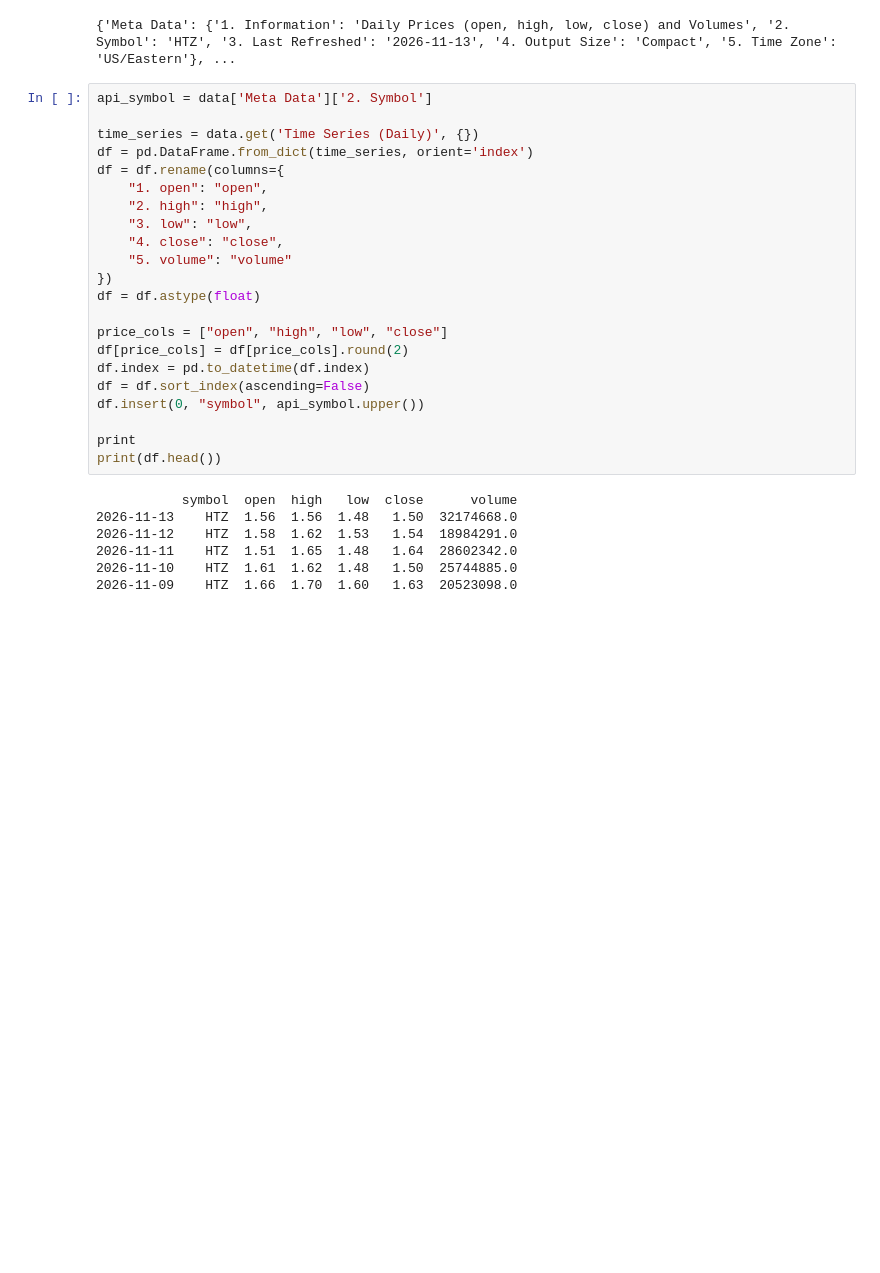
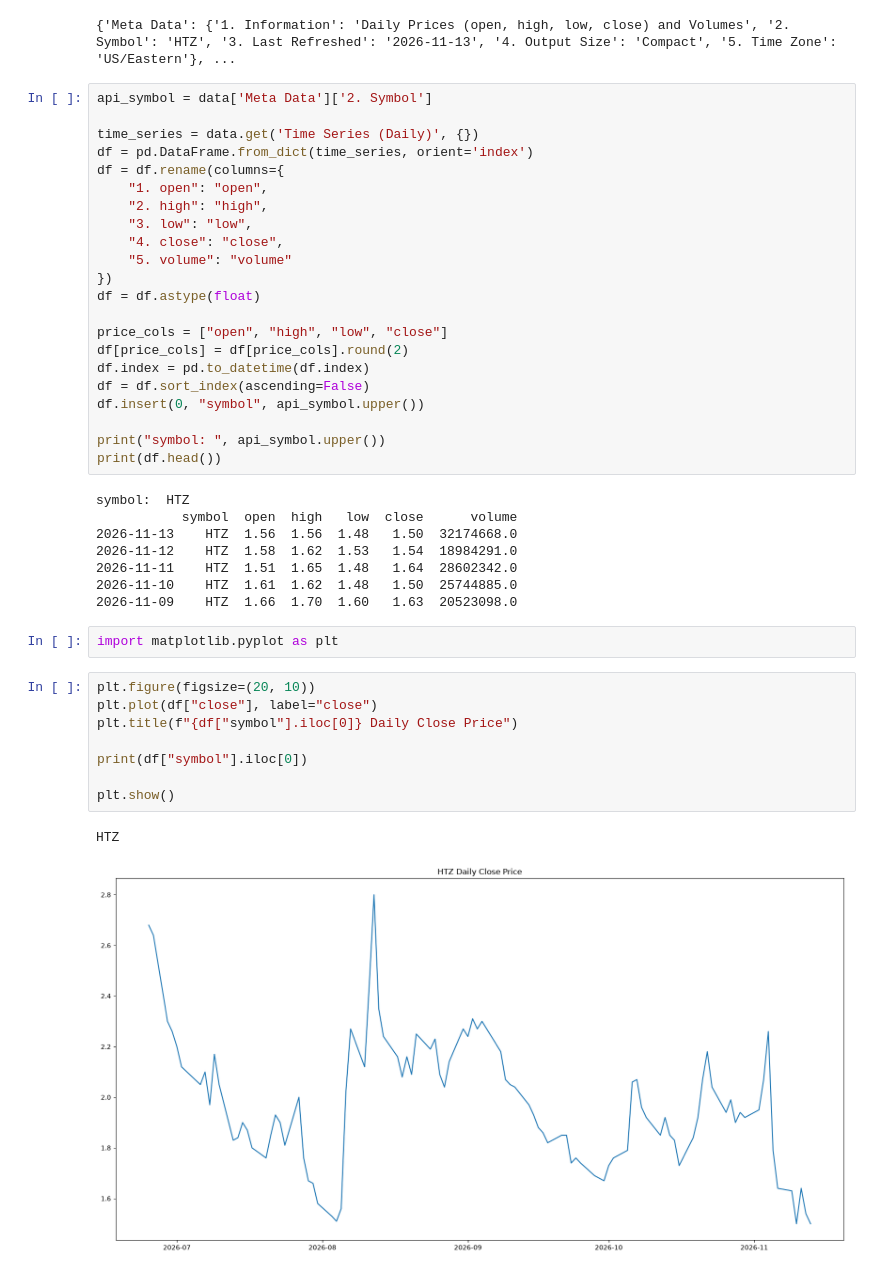
Before and after one commit to MarkNovicio/api_stock_project, a Jupyter notebook: proj_folder/get_api_stock.ipynb, the cells around one changed output. Drawn from its saved outputs; the diff is of its cells as text; blank space fills up the shorter version.

Commit message:
Title for graph

```diff
--- a/proj_folder/get_api_stock.ipynb
+++ b/proj_folder/get_api_stock.ipynb
@@ -40,12 +40,26 @@ df.index = pd.to_datetime(df.index)
 df = df.sort_index(ascending=False)
 df.insert(0, "symbol", api_symbol.upper())
 
-print
+print("symbol: ", api_symbol.upper())
 print(df.head())
 # %% [output]
+symbol:  HTZ
            symbol  open  high   low  close      volume
 2026-11-13    HTZ  1.56  1.56  1.48   1.50  32174668.0
 2026-11-12    HTZ  1.58  1.62  1.53   1.54  18984291.0
 2026-11-11    HTZ  1.51  1.65  1.48   1.64  28602342.0
 2026-11-10    HTZ  1.61  1.62  1.48   1.50  25744885.0
 2026-11-09    HTZ  1.66  1.70  1.60   1.63  20523098.0
+# %%
+import matplotlib.pyplot as plt
+# %%
+plt.figure(figsize=(20, 10))
+plt.plot(df["close"], label="close")
+plt.title(f"{df["symbol"].iloc[0]} Daily Close Price")
+
+print(df["symbol"].iloc[0])
+
+plt.show()
+# %% [output]
+HTZ
+[figure, added]
```
